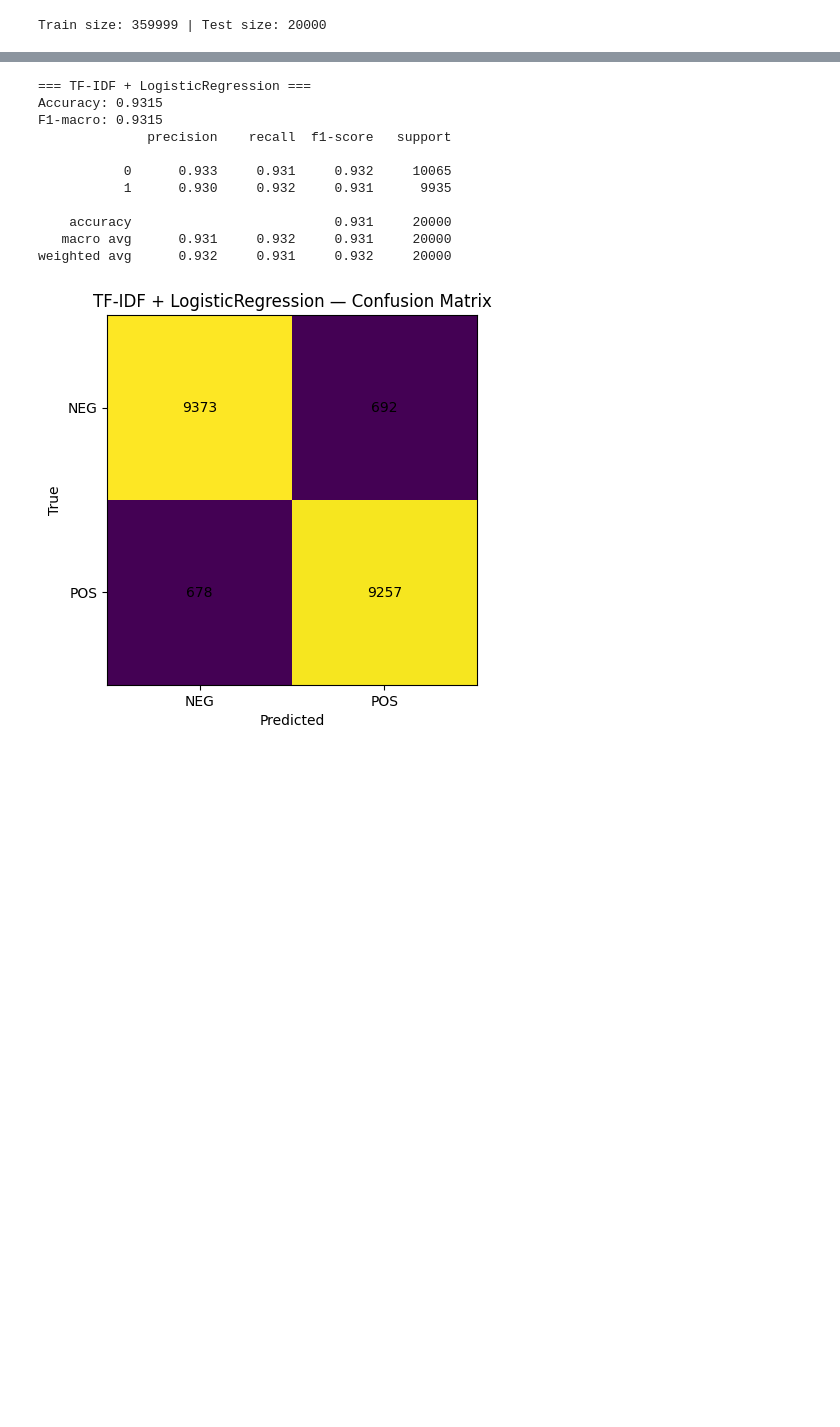
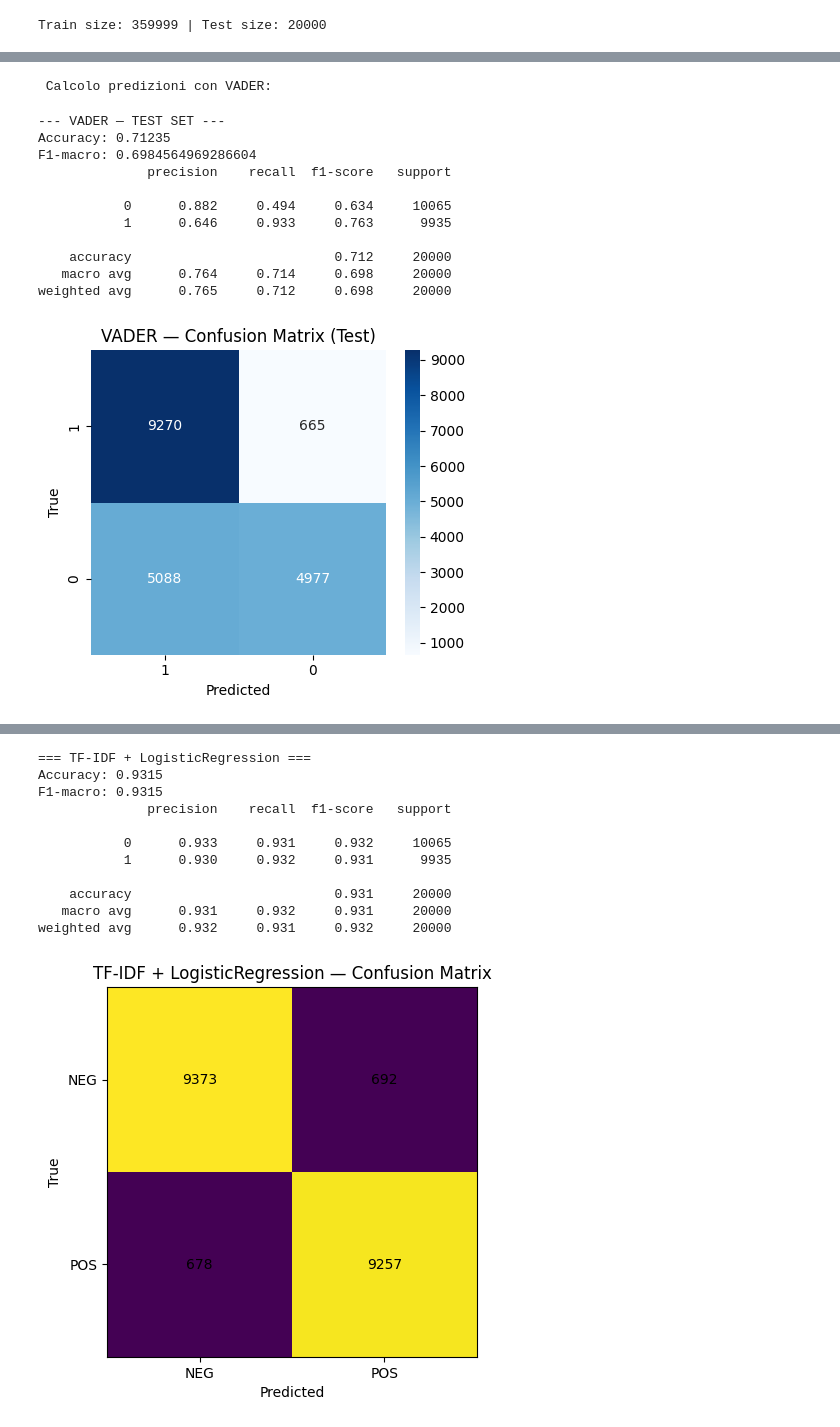
Before and after one commit to micheleguidaa/sentiment-analysis-amazon-reviews, a Jupyter notebook: notebooks/sa_amazon_reviews_2class.ipynb, the cells around one changed output, grey strips where cells are left out. Cells and saved outputs as stored; diff of their text form; code cells hidden in the pictures; blank space fills up the shorter version.

```diff
--- a/notebooks/sa_amazon_reviews_2class.ipynb
+++ b/notebooks/sa_amazon_reviews_2class.ipynb
@@ -99,0 +149,45 @@ I parametri sono ottimizzati per gestire il dataset sbilanciato e catturare bigr
+# %%
+import seaborn as sns
+from nltk.sentiment import SentimentIntensityAnalyzer
+from tqdm import tqdm
+
+tqdm.pandas()
+
+sia = SentimentIntensityAnalyzer()
+
+def VADER_sentiment(text):
+    score = sia.polarity_scores(text)["compound"]
+    return 1 if score >= 0 else 0
+
+print("\n Computing predictions with VADER: ")
+pred_vader = test["text"].progress_apply(VADER_sentiment)
+
+print("\n--- VADER — TEST SET ---")
+print("Accuracy:", accuracy_score(test["y"], pred_vader))
+print("F1-macro:", f1_score(test["y"], pred_vader, average="macro"))
+print(classification_report(test["y"], pred_vader, digits=3))
+
+CLASSES = [1,0]
+cm = confusion_matrix(test["y"], pred_vader, labels=CLASSES)
+plt.figure(figsize=(4.5,4))
+
+sns.heatmap(cm, annot=True, fmt="d", cmap="Blues",
+            xticklabels=CLASSES, yticklabels=CLASSES)
+
+plt.title("VADER — Confusion Matrix (Test)")
+plt.xlabel("Predicted"); plt.ylabel("True")
+plt.tight_layout(); plt.show()
+# %% [output]
+ Calcolo predizioni con VADER:
+--- VADER — TEST SET ---
+Accuracy: 0.71235
+F1-macro: 0.6984564969286604
+              precision    recall  f1-score   support
+
+           0      0.882     0.494     0.634     10065
+           1      0.646     0.933     0.763      9935
+
+    accuracy                          0.712     20000
+   macro avg      0.764     0.714     0.698     20000
+weighted avg      0.765     0.712     0.698     20000
+[figure, added]
```
Also changed, not shown: parts of 27 cells of this notebook, 1 other file.
